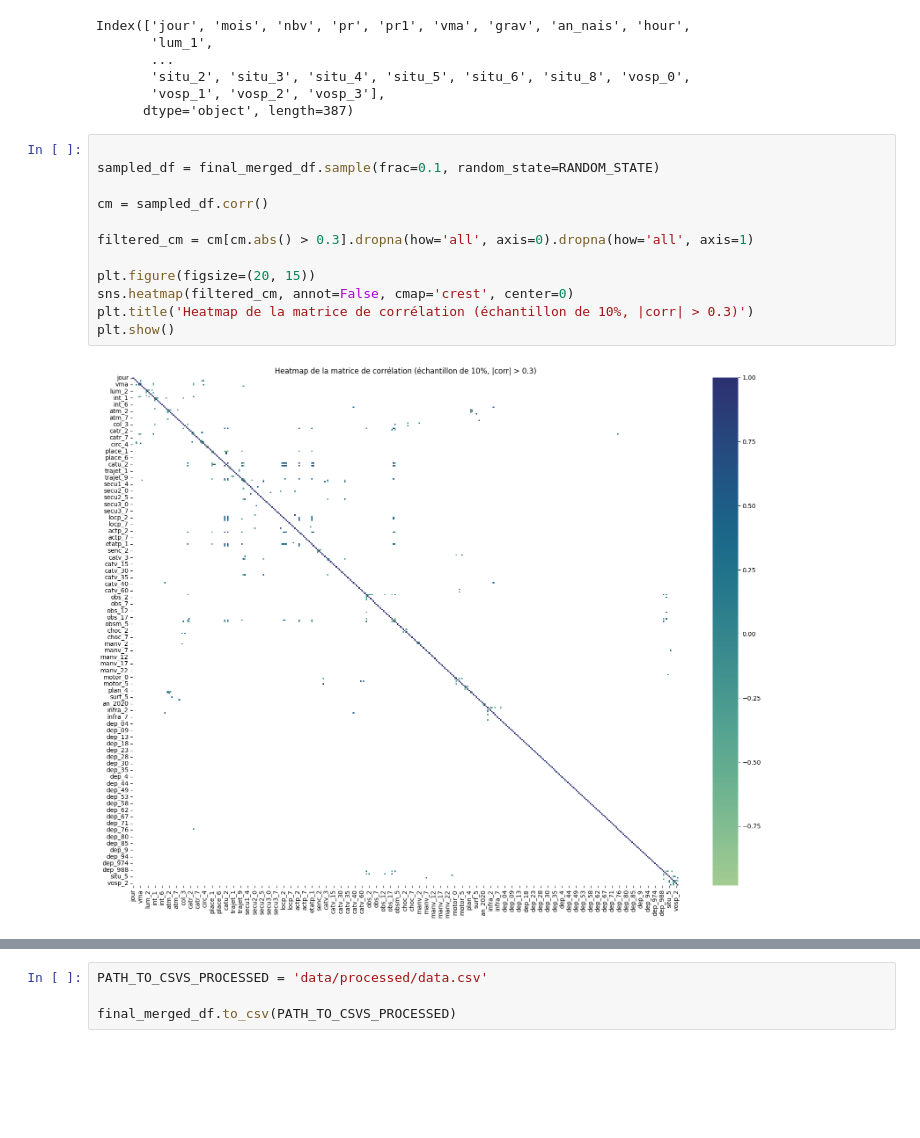
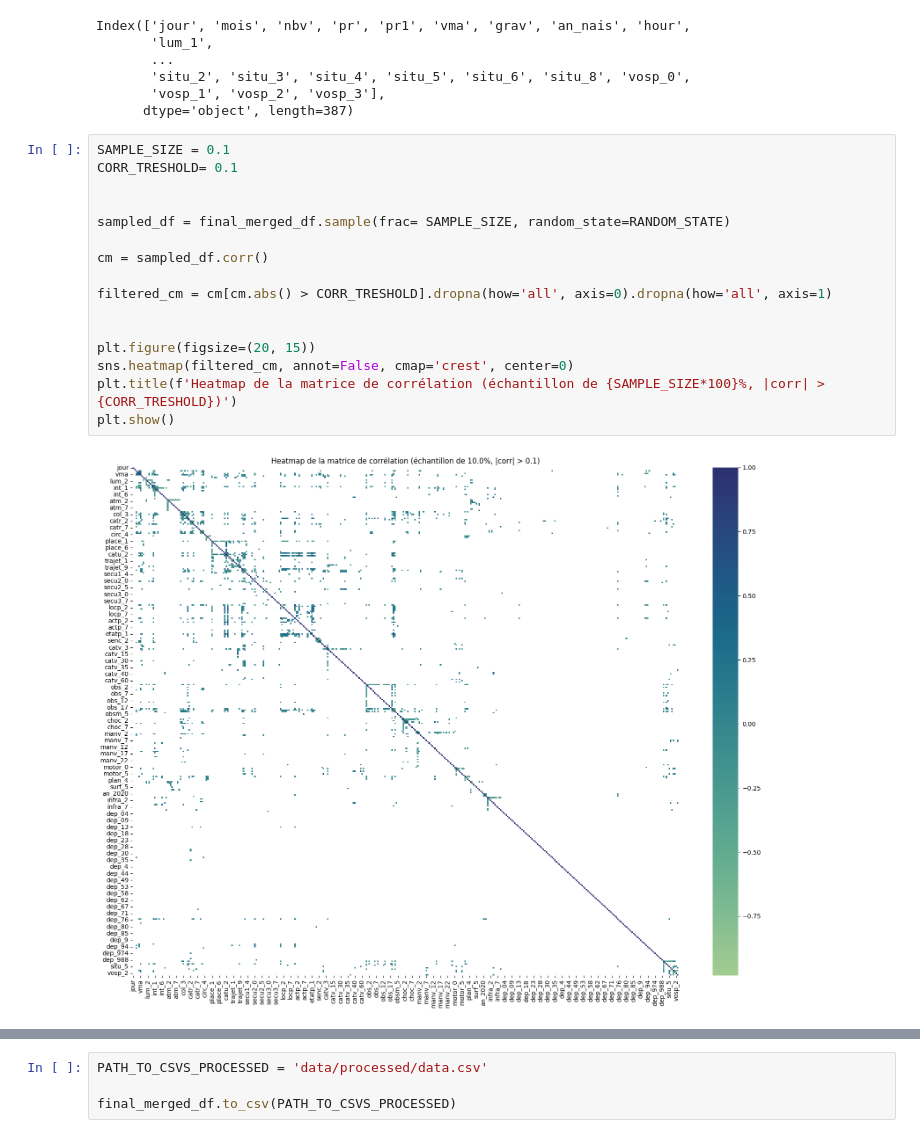
Before and after one commit to remithiney/Projet_Accidentologie, a Jupyter notebook: notebooks/preprocessing.ipynb, the cells around one changed output, grey strips where cells are left out. Cells and saved outputs as stored; diff of their text form; blank space fills up the shorter version.

```diff
--- a/notebooks/preprocessing.ipynb
+++ b/notebooks/preprocessing.ipynb
@@ -731,16 +710,20 @@ Index(['jour', 'mois', 'nbv', 'pr', 'pr1', 'vma', 'grav', 'an_nais', 'hour',
        'vosp_1', 'vosp_2', 'vosp_3'],
       dtype='object', length=387)
 # %%
+SAMPLE_SIZE = 0.1
+CORR_TRESHOLD= 0.1
 
-sampled_df = final_merged_df.sample(frac=0.1, random_state=RANDOM_STATE)
+
+sampled_df = final_merged_df.sample(frac= SAMPLE_SIZE, random_state=RANDOM_STATE)
 
 cm = sampled_df.corr()
 
-filtered_cm = cm[cm.abs() > 0.3].dropna(how='all', axis=0).dropna(how='all', axis=1)
+filtered_cm = cm[cm.abs() > CORR_TRESHOLD].dropna(how='all', axis=0).dropna(how='all', axis=1)
+
 
 plt.figure(figsize=(20, 15))
 sns.heatmap(filtered_cm, annot=False, cmap='crest', center=0)
-plt.title('Heatmap de la matrice de corrélation (échantillon de 10%, |corr| > 0.3)')
+plt.title(f'Heatmap de la matrice de corrélation (échantillon de {SAMPLE_SIZE*100}%, |corr| > {CORR_TRESHOLD})')
 plt.show()
 # %% [output]
-[figure, old version]
+[figure, new version]
```
Also changed, not shown: parts of 11 cells of this notebook.
